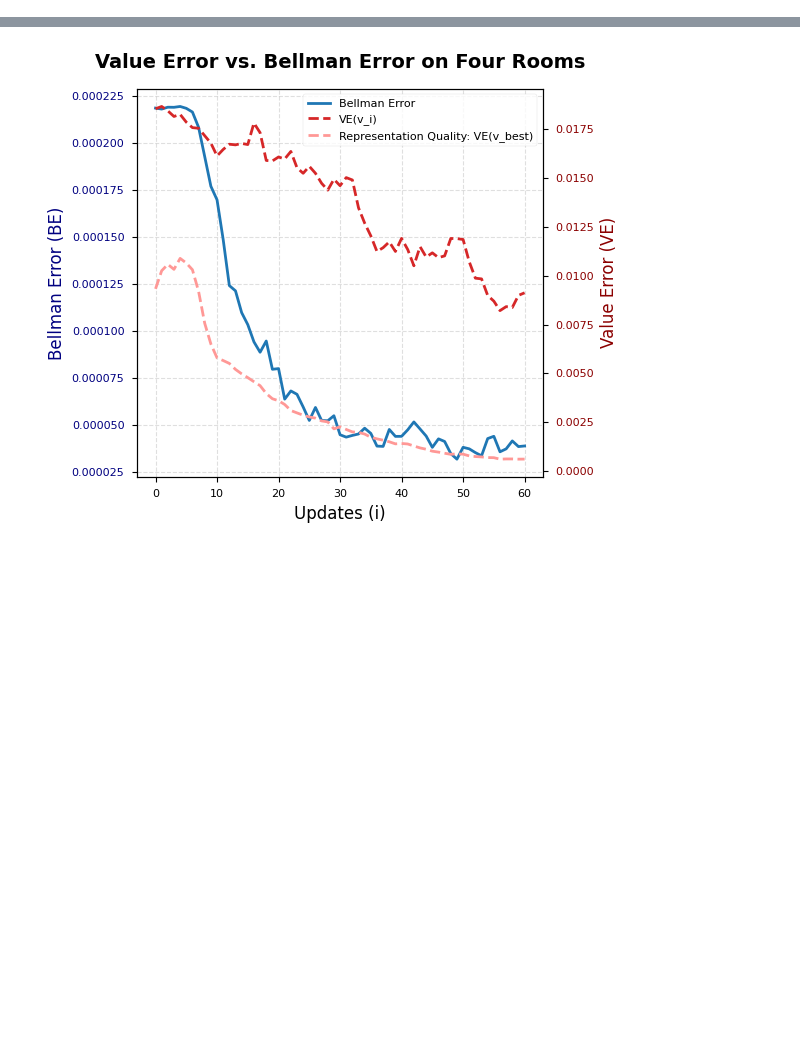
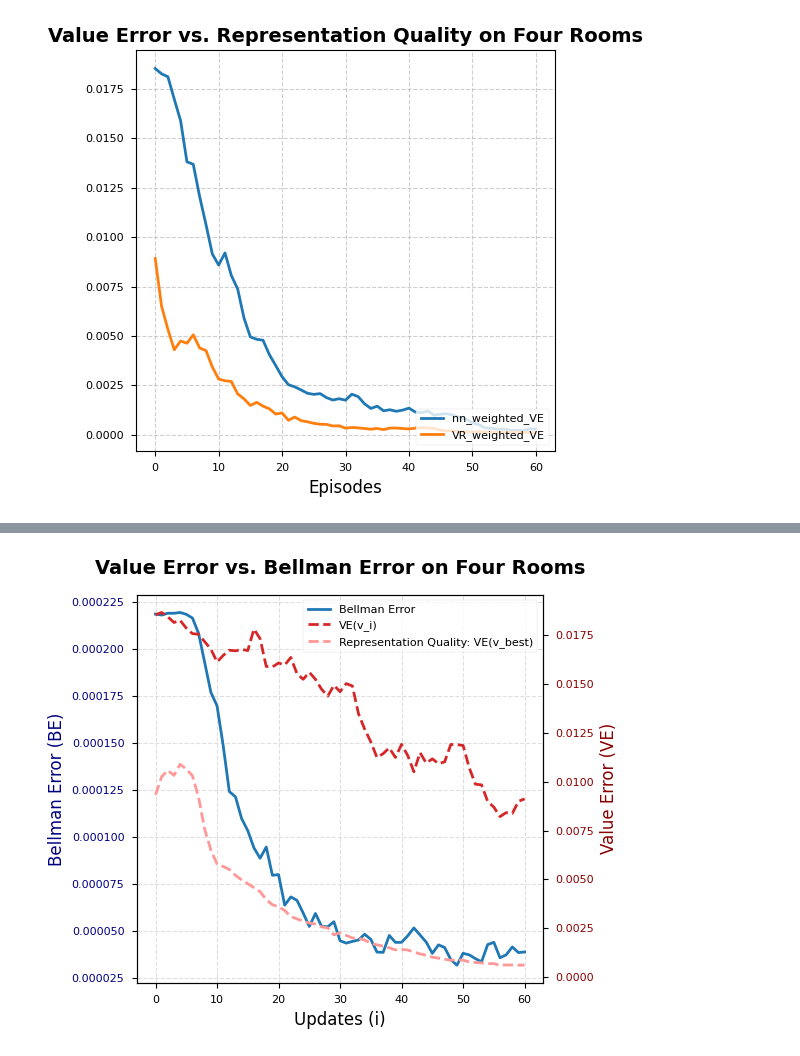
Before and after one commit to dillonmsandhu/bellman_error, a Jupyter notebook: notebooks/blog_post.ipynb, the cells around one changed output, grey strips where cells are left out. Cells and saved outputs as stored; diff of their text form; code cells hidden in the pictures; blank space fills up the shorter version.

```diff
--- a/blog_post_3.ipynb
+++ b/notebooks/blog_post.ipynb
@@ -1,41 +1,38 @@
 # %%
+import sys
+if '..' not in sys.path:
+    sys.path.insert(0, '..')
+
 import matplotlib.pyplot as plt
 from core.utils import load_run_data
-import jax.numpy as jnp
+td_config, td_metrics = load_run_data("random_td/layer_norm", 'FourRooms-misc', 'results')
+
+plt.figure(figsize=(5, 5))
 
 # Use a clean style
 plt.style.use('seaborn-v0_8-paper')
 
-def smooth(data, window_size=20):
-    """Computes a simple moving average for smoothing."""
-    if window_size <= 1:
-        return data
-    kernel = jnp.ones(window_size) / window_size
-    return jnp.convolve(data, kernel, mode='valid')
+def plot_experiment(metrics, title, metric_keys, metric_labels=None):
+    if metric_labels is None:
+        metric_labels = metric_keys
 
-def plot_experiment(metrics, metric_keys, label, log=False):
-    # We use the 'label' argument for the line legend
-    for item in metric_keys:
+    for item, label in zip(metric_keys, metric_labels):
         values = metrics[item]
         y = values.mean(0) if values.ndim > 1 else values
-        y_smooth = smooth(y, window_size=10)
-        plt.plot(y_smooth, label=label, linewidth=1.85, alpha = 0.9)
-        if log:
-            plt.yscale('log')
+        plt.plot(y, label=label, linewidth=2)
 
-def plot_experiments(metrics_list, title, metric_keys, run_labels, log=False):
-    plt.figure(figsize=(5, 5))
-    plt.style.use('seaborn-v0_8-paper')
-
-    # Iterate through both metrics and their corresponding labels
-    for metrics, label in zip(metrics_list, run_labels):
-        plot_experiment(metrics, metric_keys, label, log)
 
     plt.title(title, fontsize=14, fontweight='bold')
-    plt.xlabel("Update", fontsize=12)
-    plt.legend(frameon=True, loc='lower left')
+    plt.xlabel("Episodes", fontsize=12)
+    plt.legend(frameon=True, loc='lower right')
     plt.grid(True, linestyle='--', alpha=0.6)
     plt.tight_layout()
     plt.show()
 
-# Execution
+
+plot_experiment(td_metrics,
+                title="Value Error vs. Representation Quality on Four Rooms",
+                metric_keys=['nn_weighted_VE', 'VR_weighted_VE']
+)
+# %% [output]
+[figure, added]
```
Also changed, not shown: parts of 6 cells of this notebook, 17 other files.
